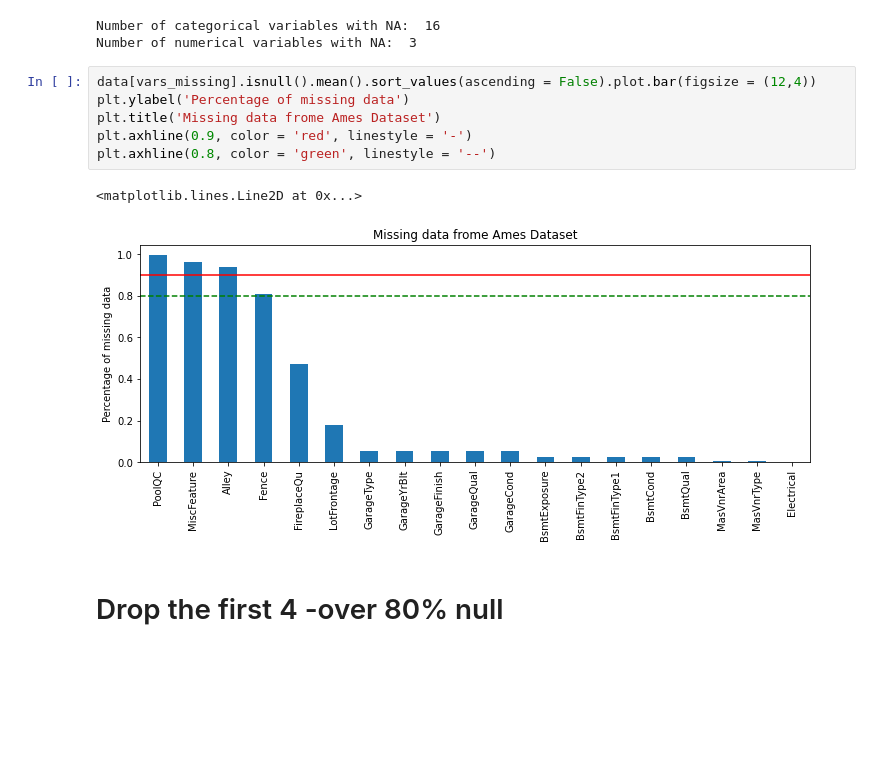
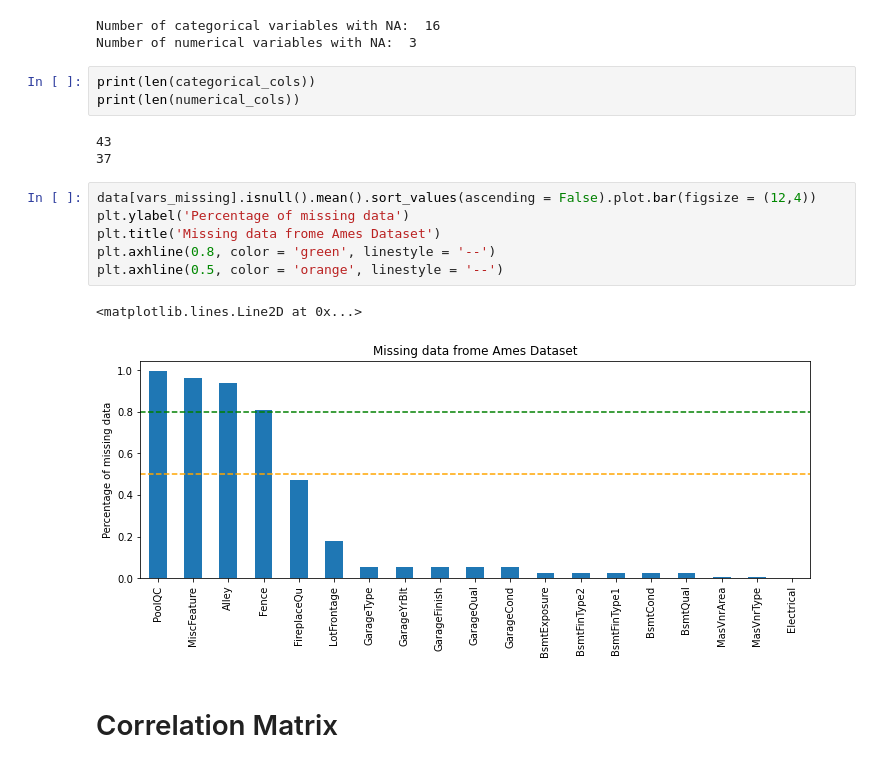
Before and after one commit to briannalytle/ames_review, a Jupyter notebook: dealing_with_nulls.ipynb, the cells around one changed output. Drawn from its saved outputs; the diff is of its cells as text; blank space fills up the shorter version.

```diff
--- a/dealing_with_nulls.ipynb
+++ b/dealing_with_nulls.ipynb
@@ -48,14 +49,20 @@ print('Number of numerical variables with NA: ', len(numerical_na))
 # %% [output]
 Number of categorical variables with NA:  16
 Number of numerical variables with NA:  3
+# %%
+print(len(categorical_cols))
+print(len(numerical_cols))
+# %% [output]
+43
+37
 # %%
 data[vars_missing].isnull().mean().sort_values(ascending = False).plot.bar(figsize = (12,4))
 plt.ylabel('Percentage of missing data')
 plt.title('Missing data frome Ames Dataset')
-plt.axhline(0.9, color = 'red', linestyle = '-')
 plt.axhline(0.8, color = 'green', linestyle = '--')
+plt.axhline(0.5, color = 'orange', linestyle = '--')
 # %% [output]
 <matplotlib.lines.Line2D at 0x...>
-[figure, old version]
+[figure, new version]
-# %% [markdown]
-# Drop the first 4 -over 80% null
+# %% [markdown]
+# Correlation Matrix
```
Also changed, not shown: parts of 22 cells of this notebook.
